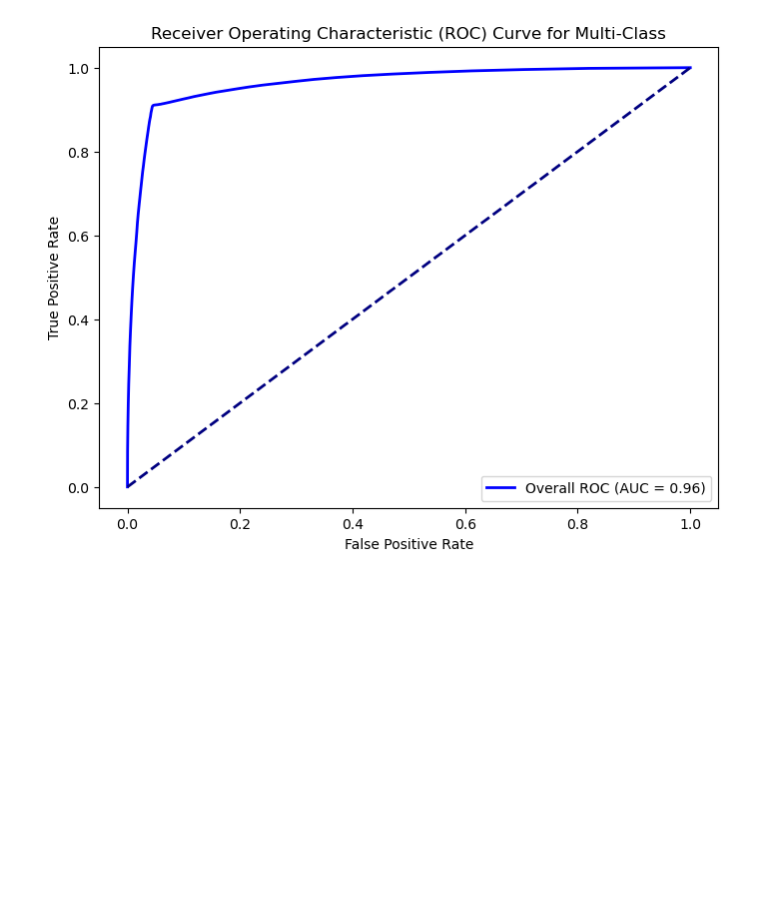
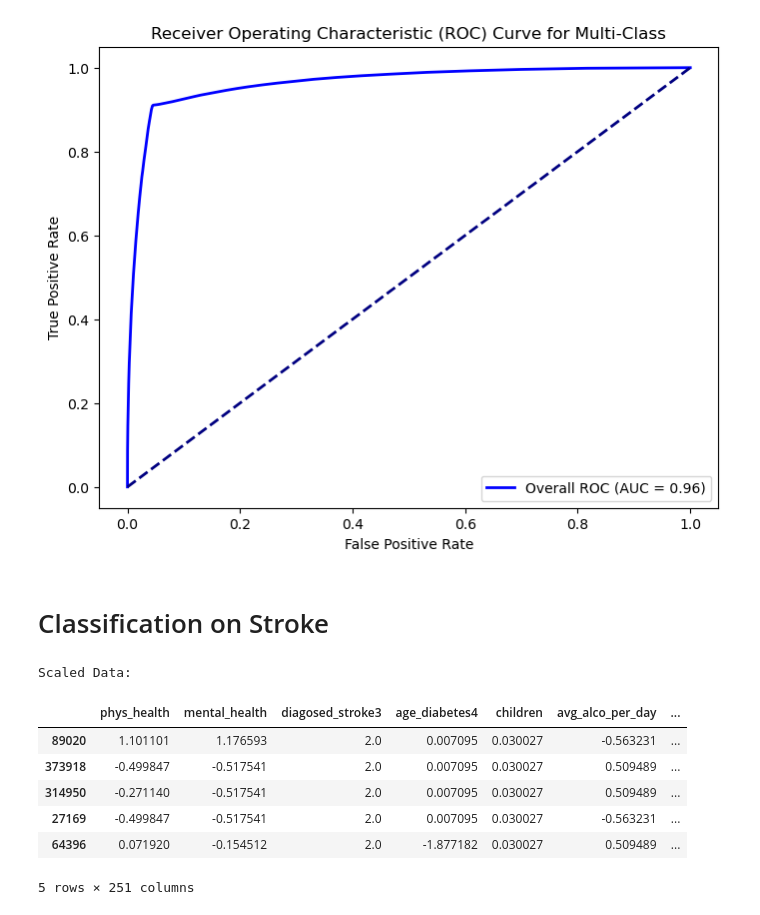
Before and after one commit to stephanieajah/Predicting-Diabetes-and-Potential-Comorbidities-with-Machine-Learning, a Jupyter notebook: main.ipynb, the cells around one changed output. Saved outputs shown, nothing was run; the diff lists cells and outputs as text; code cells hidden in the pictures; blank space fills up the shorter version.

```diff
--- a/main.ipynb
+++ b/main.ipynb
@@ -2183,3 +1937,30 @@ plt.show();
 # %% [output]
 <Figure size 800x600 with 0 Axes>
 [figure]
+# %% [markdown]
+# Classification on Stroke
+# %%
+cat_cols.remove('diagosed_stroke3')
+cat_cols.append('new_diabetes4')
+
+comorbidities_cdc2023 = pd.get_dummies(comorbidities_cdc2023, columns=cat_cols, drop_first=False, dtype=int)
+
+
+# Create a StandardScaler instance
+scaler = StandardScaler()
+
+# Fit the scaler on the numerical columns of the training set and transform them
+comorbidities_cdc2023[num_cols] = scaler.fit_transform(comorbidities_cdc2023[num_cols])
+
+# Check the results
+print("Scaled Data:")
+comorbidities_cdc2023.sample(5)
+# %% [output]
+Scaled Data:
+|  | phys_health | mental_health | diagosed_stroke3 | age_diabetes4 | children | avg_alco_per_day | ... |
+| 89020 | 1.101101 | 1.176593 | 2.0 | 0.007095 | 0.030027 | -0.563231 | ... |
+| 373918 | -0.499847 | -0.517541 | 2.0 | 0.007095 | 0.030027 | 0.509489 | ... |
+| 314950 | -0.271140 | -0.517541 | 2.0 | 0.007095 | 0.030027 | 0.509489 | ... |
+| 27169 | -0.499847 | -0.517541 | 2.0 | 0.007095 | 0.030027 | -0.563231 | ... |
+| 64396 | 0.071920 | -0.154512 | 2.0 | -1.877182 | 0.030027 | 0.509489 | ... |
+5 rows × 251 columns
```
Also changed, not shown: parts of 31 cells of this notebook, 2 other files.
